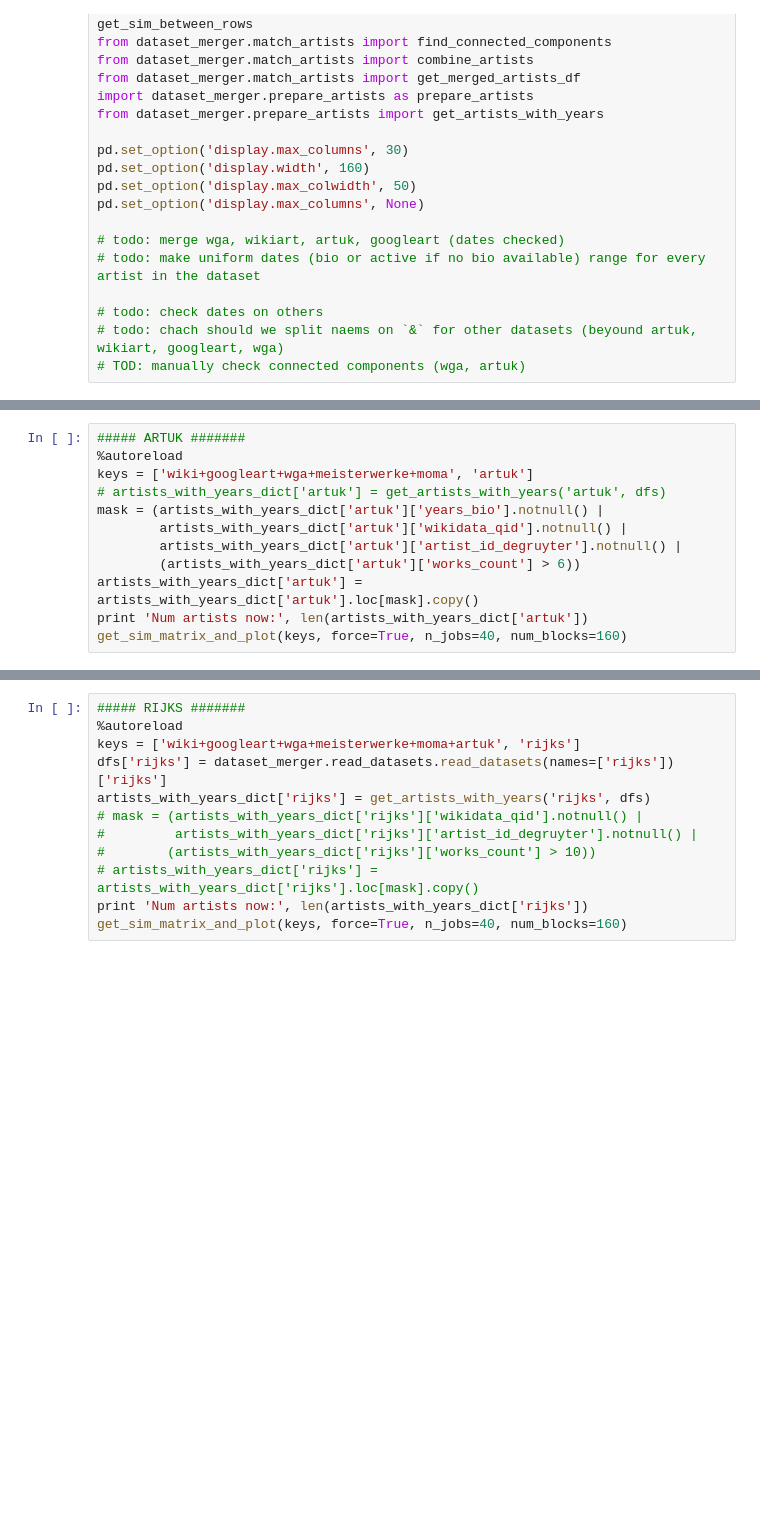
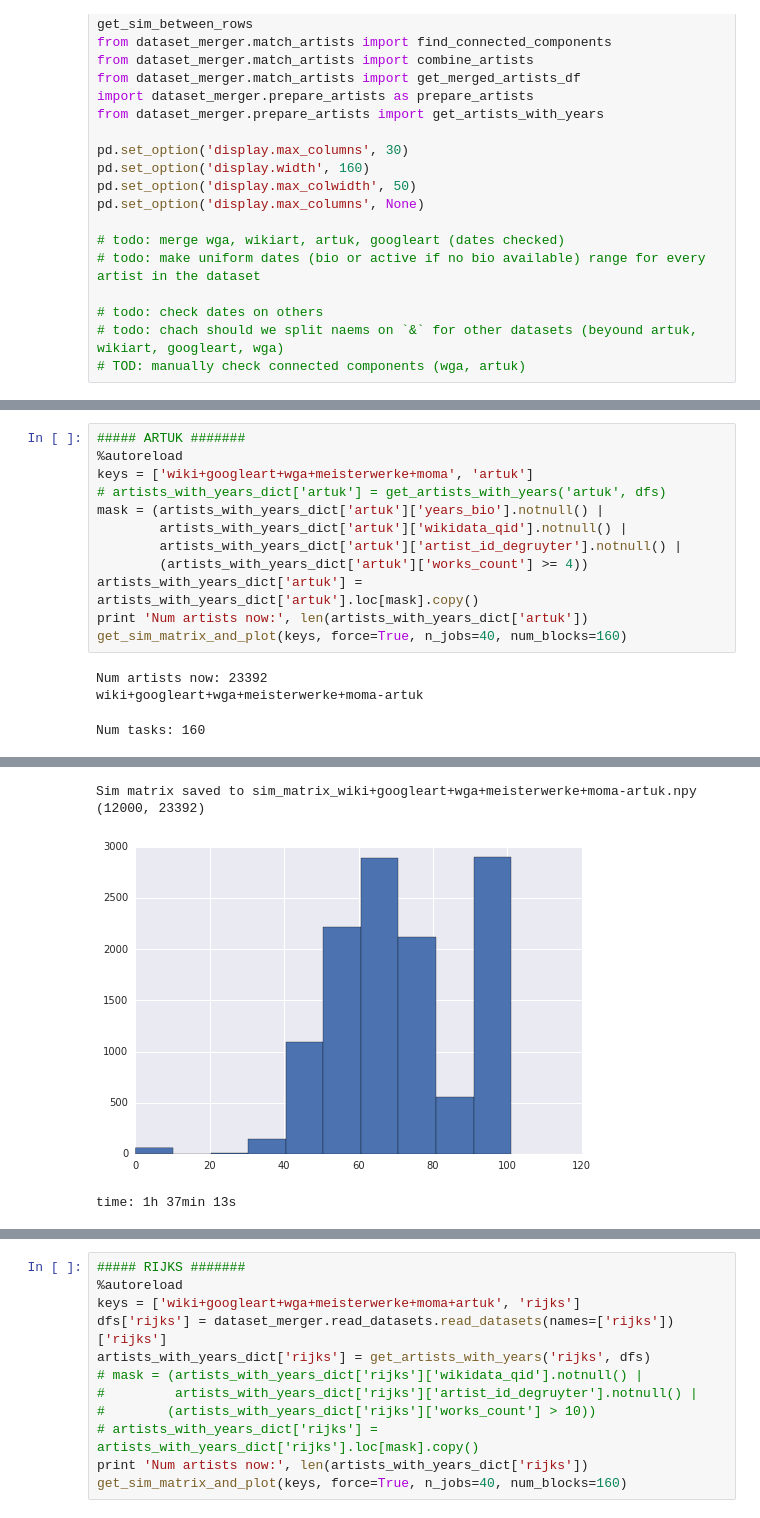
Before and after one commit to asanakoy/dataset_merger, a Jupyter notebook: aggregated/match_artists.ipynb, the cells around one changed output, grey strips where cells are left out. Drawn from its saved outputs; the diff is of its cells as text; blank space fills up the shorter version.

Commit message:
update match_artists

```diff
--- a/aggregated/match_artists.ipynb
+++ b/aggregated/match_artists.ipynb
@@ -661,7 +857,11 @@ keys = ['wiki+googleart+wga+meisterwerke+moma', 'artuk']
 mask = (artists_with_years_dict['artuk']['years_bio'].notnull() |
         artists_with_years_dict['artuk']['wikidata_qid'].notnull() |
         artists_with_years_dict['artuk']['artist_id_degruyter'].notnull() |
-        (artists_with_years_dict['artuk']['works_count'] > 6))
+        (artists_with_years_dict['artuk']['works_count'] >= 4))
 artists_with_years_dict['artuk'] = artists_with_years_dict['artuk'].loc[mask].copy()
 print 'Num artists now:', len(artists_with_years_dict['artuk'])
 get_sim_matrix_and_plot(keys, force=True, n_jobs=40, num_blocks=160)
+# %% [output]
+Num artists now: 23392
+wiki+googleart+wga+meisterwerke+moma-artuk
+Num tasks: 160
@@ -668,3 +869,7 @@ get_sim_matrix_and_plot(keys, force=True, n_jobs=40, num_blocks=160)
+Sim matrix saved to sim_matrix_wiki+googleart+wga+meisterwerke+moma-artuk.npy
+(12000, 23392)
+[figure, added]
+time: 1h 37min 13s
 # %%
 ##### ARTUK #######
 %autoreload
```
Also changed, not shown: parts of 40 cells of this notebook.
